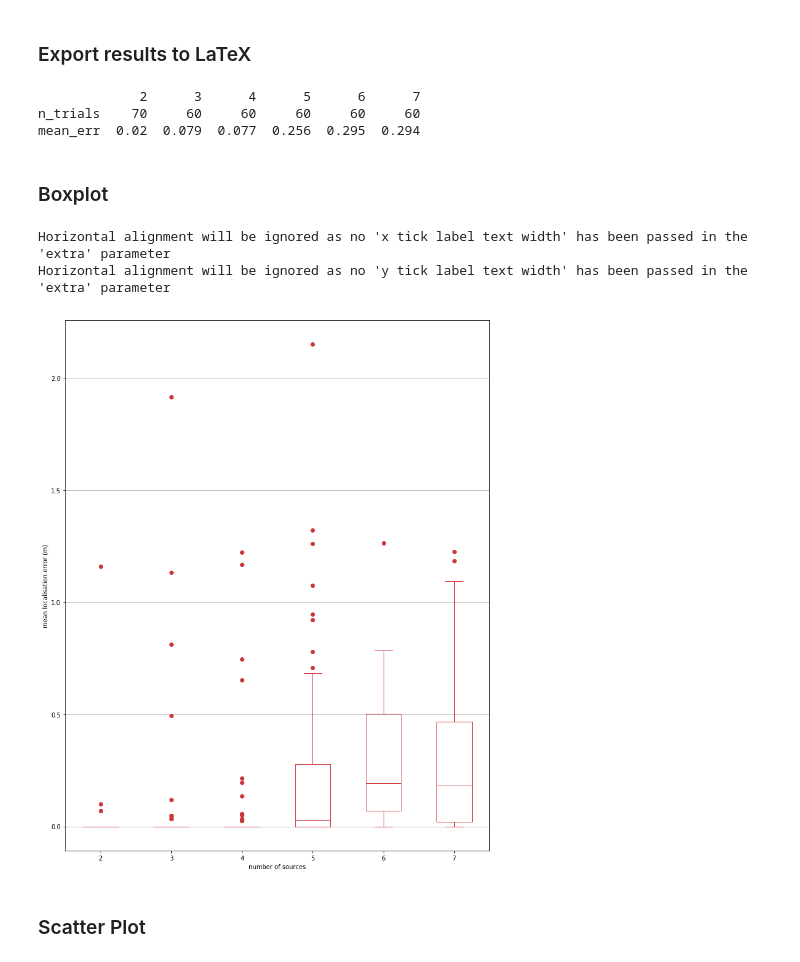
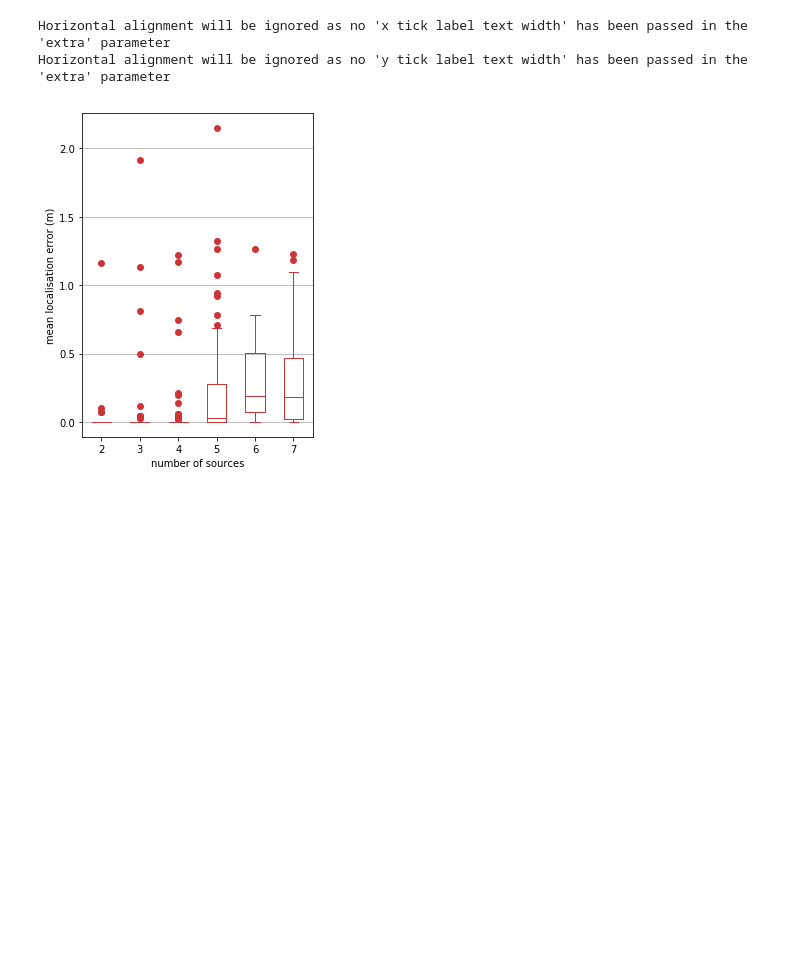
Before and after one commit to jannismain/fau-lnt-source-tracking-code, a Jupyter notebook: python/analysis.ipynb, the cells around one changed output. Cells and saved outputs as stored; diff of their text form; code cells hidden in the pictures; blank space fills up the shorter version.

```diff
--- a/python/analysis.ipynb
+++ b/python/analysis.ipynb
@@ -3,3 +3,15 @@
+# %%
+# Configuration
+
+# NAME_EVALUATION = 'mean-err-n-sources'
+# NAME_EVALUATION_OTHER = 'mean-err-n-sources-sample3and5exchanged'
+# NAME_DATA_FILES = '2017-10-04*.txt'  # first trials, original speech samples
+
+NAME_EVALUATION = 'mean-err-n-sources-sample3and5exchanged'
+NAME_EVALUATION_OTHER = 'mean-err-n-sources'
+NAME_DATA_FILES = '2017-10-11*.txt'  # second trials, rearranged speech samples
+
+EXPORT = True
 # %%
 %matplotlib inline
 # %matplotlib notebook would provide interactive plots
@@ -102,48 +148,27 @@ Horizontal alignment will be ignored as no 'y tick label text width' has been pa
-# %% [markdown]
-### Export results to LaTeX
-# %%
-eval_data.transpose().to_latex('../latex/data/tables/mean-err-n-sources.tex', column_format="rrrrrrr", bold_rows=True)
-print(eval_data.transpose())
-# %% [output]
-             2      3      4      5      6      7
-n_trials    70     60     60     60     60     60
-mean_err  0.02  0.079  0.077  0.256  0.295  0.294
-# %% [markdown]
-### Boxplot
 # %%
-frames = []
-total_trials = 0
-for n_source, res in results_dict.items():
-    df_err = pd.DataFrame(res.loc[:, 'err1':].mean(axis=1))
-    df_source = pd.DataFrame(columns=['n'], index=_get_trial_index(len(res)), data=n_source)
-    df_err['sources'] = df_source
-    frames.append(df_err)
-dfs = pd.concat(frames, ignore_index=True) # different indices
-dfs.columns = ['err','sources']
-bp = dfs.boxplot(by='sources',figsize=(12,16),return_type='both')
+# Scatter Plot
+bp = results.boxplot('err_mean', by='n_sources',figsize=(4,6),return_type='both')
 
-# style output
+# style boxplot output
 fig = bp[0].ax.get_figure()
 for key in bp[0].lines.keys():
     for item in bp[0].lines[key]:
         item.set_color(lms_red)
 for item in bp[0].lines['fliers']:
     item.set_markerfacecolor(lms_red)
     item.set_markeredgewidth(0)
     item.set_markeredgecolor(lms_red)
     item.set_markersize(7)
 
-
 fig.suptitle('')
 plt.title("")
 plt.xlabel("number of sources")
 plt.ylabel("mean localisation error (m)")
 plt.grid(axis='x')
-tikz_save('../latex/data/plots/mean-err-n-sources-box.tex', show_info=False)
+if EXPORT:
+    tikz_save(PATH_BOX_PLOT, show_info=False)
 # %% [output]
 Horizontal alignment will be ignored as no 'x tick label text width' has been passed in the 'extra' parameter
 Horizontal alignment will be ignored as no 'y tick label text width' has been passed in the 'extra' parameter
-[figure, old version]
+[figure, new version]
-# %% [markdown]
-### Scatter Plot
 # %%
```
Also changed, not shown: parts of 15 cells of this notebook.
